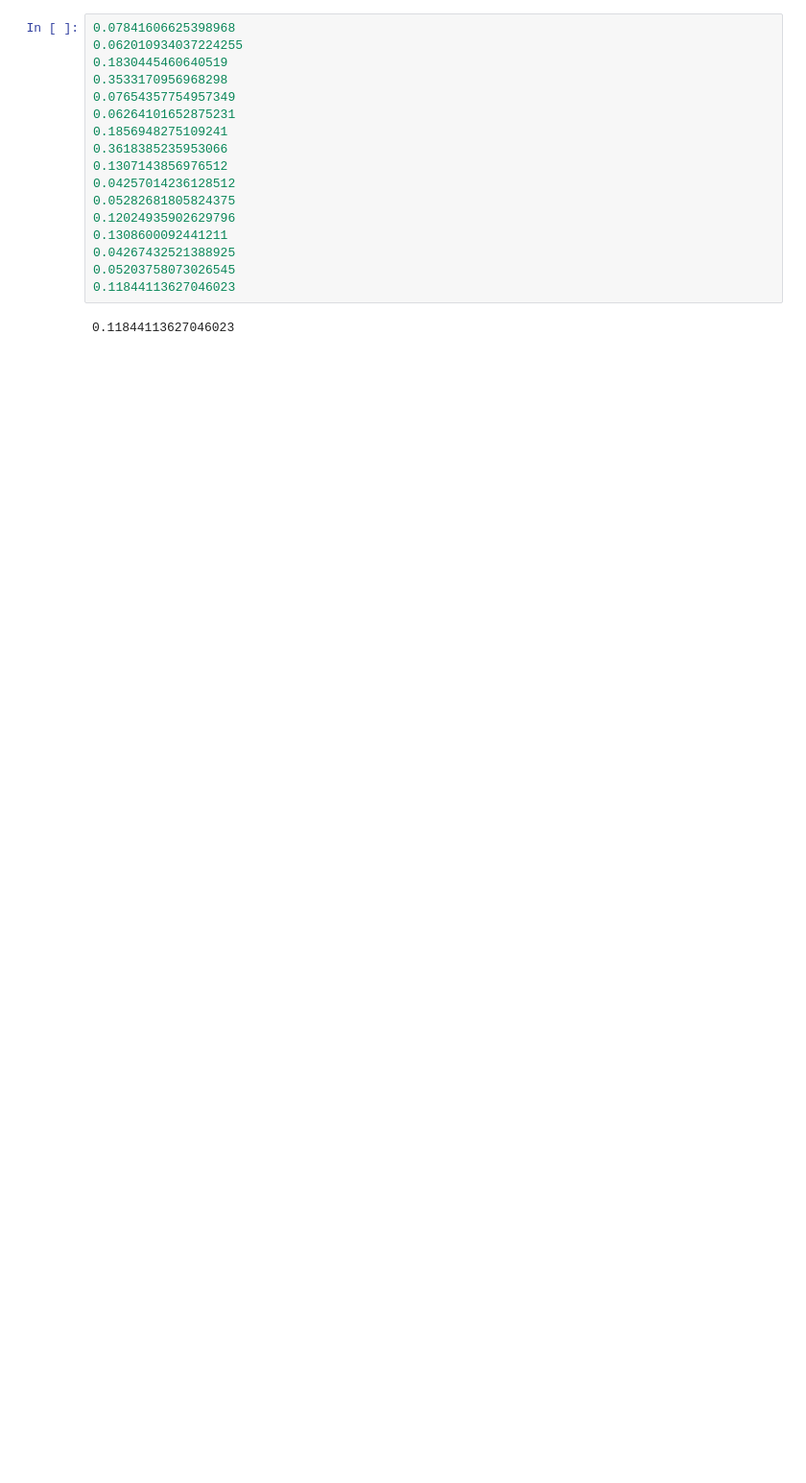
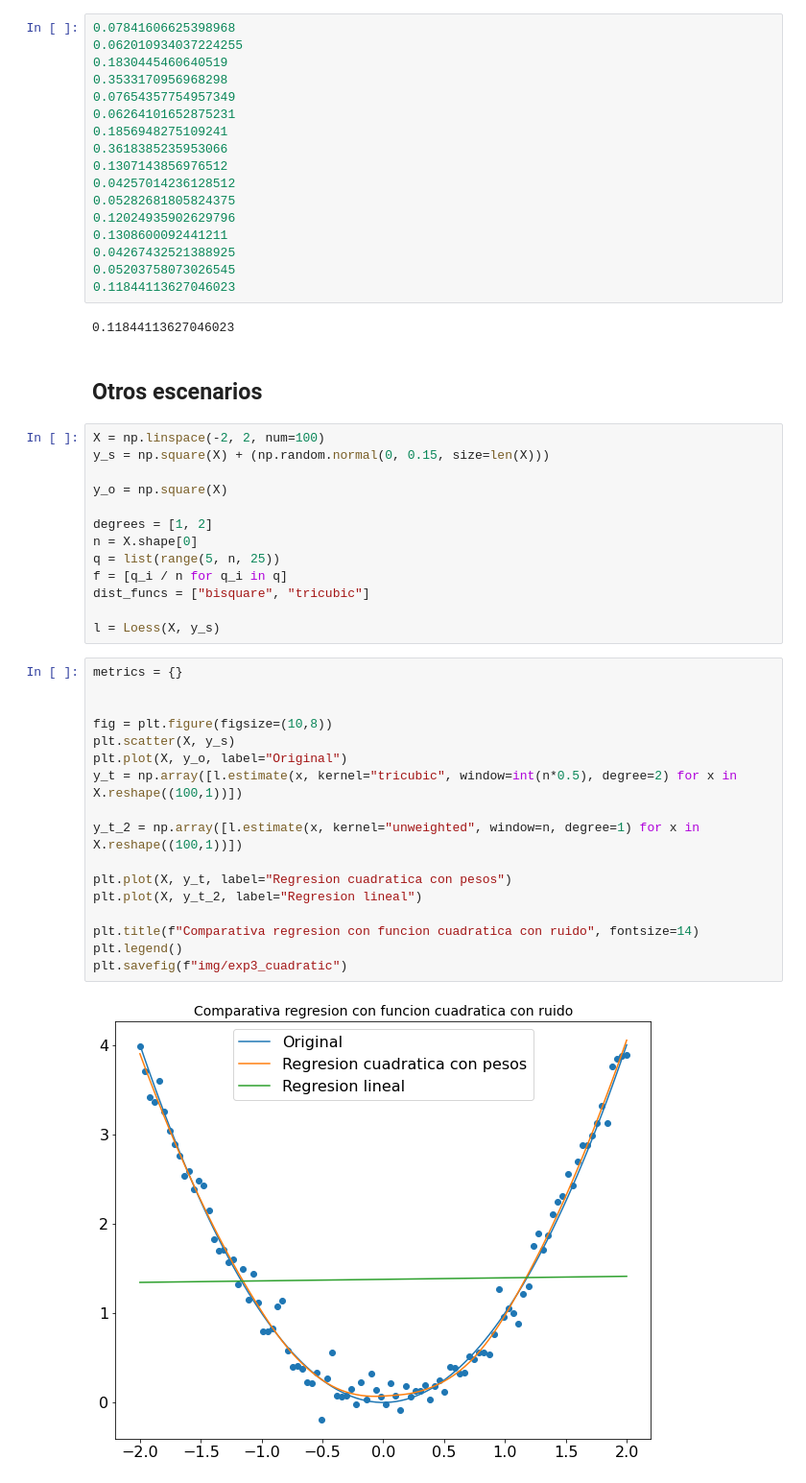
Before and after one commit to pablolp99/mn-tp3, a Jupyter notebook: notebooks/experimentation.ipynb, the cells around one changed output. Shown at 96% size. Cells and saved outputs as stored; diff of their text form; blank space fills up the shorter version.

```diff
--- a/notebooks/experimentation.ipynb
+++ b/notebooks/experimentation.ipynb
@@ -311,3 +287,37 @@ metrics
 0.11844113627046023
 # %% [output]
 0.11844113627046023
+# %% [markdown]
+## Otros escenarios
+# %%
+X = np.linspace(-2, 2, num=100)
+y_s = np.square(X) + (np.random.normal(0, 0.15, size=len(X)))
+
+y_o = np.square(X)
+
+degrees = [1, 2]
+n = X.shape[0]
+q = list(range(5, n, 25))
+f = [q_i / n for q_i in q]
+dist_funcs = ["bisquare", "tricubic"]
+
+l = Loess(X, y_s)
+# %%
+metrics = {}
+
+
+fig = plt.figure(figsize=(10,8))
+plt.scatter(X, y_s)
+plt.plot(X, y_o, label="Original")
+y_t = np.array([l.estimate(x, kernel="tricubic", window=int(n*0.5), degree=2) for x in X.reshape((100,1))])
+
+y_t_2 = np.array([l.estimate(x, kernel="unweighted", window=n, degree=1) for x in X.reshape((100,1))])
+
+plt.plot(X, y_t, label="Regresion cuadratica con pesos")
+plt.plot(X, y_t_2, label="Regresion lineal")
+
+plt.title(f"Comparativa regresion con funcion cuadratica con ruido", fontsize=14)
+plt.legend()
+plt.savefig(f"img/exp3_cuadratic")
+# %% [output]
+[figure, added]
```
Also changed, not shown: parts of 14 cells of this notebook, 20 other files.
